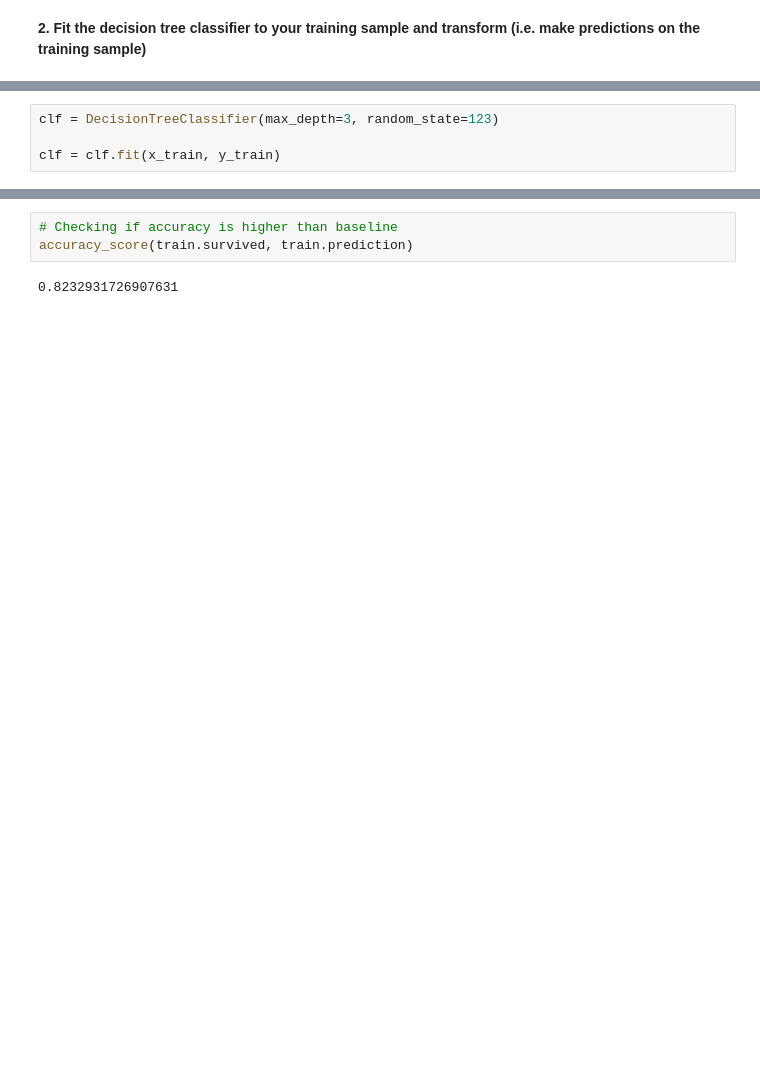
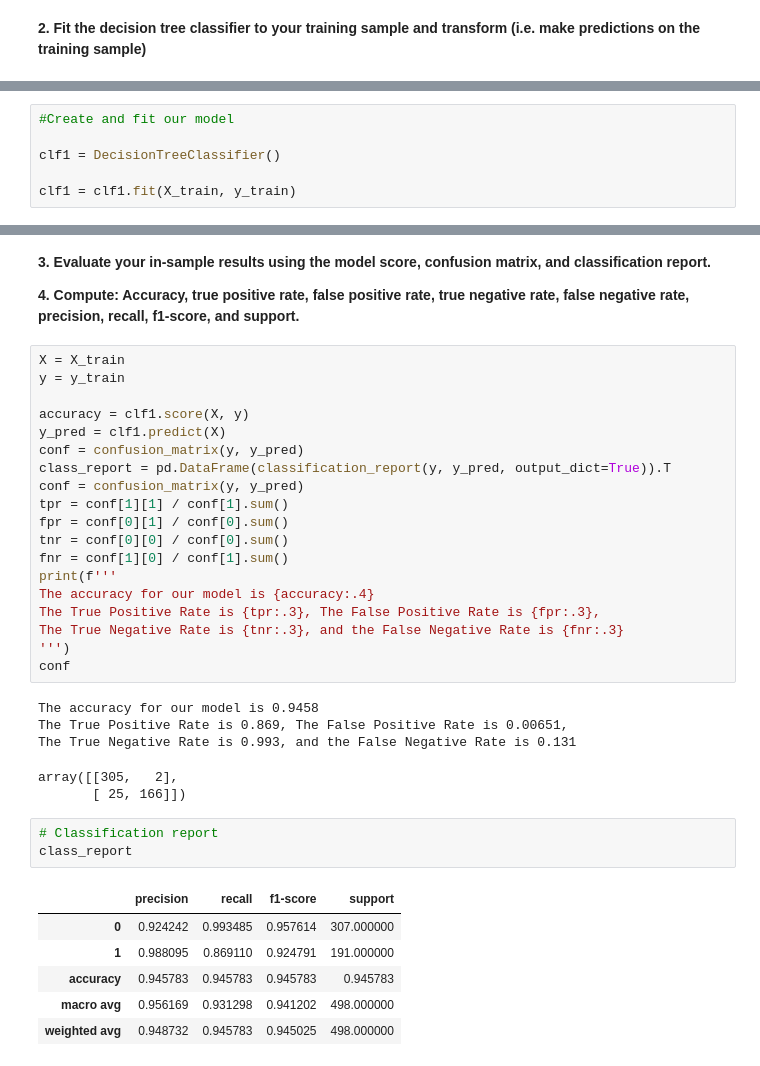
Before and after one commit to kristofer-rivera/classification-exercises, a Jupyter notebook: model.ipynb, the cells around one changed output, grey strips where cells are left out. Cells and saved outputs as stored; diff of their text form; blank space fills up the shorter version.

```diff
--- a/model.ipynb
+++ b/model.ipynb
@@ -97,5 +112,7 @@ Our baseline accuracy is 0.6164658634538153.
 # %%
-clf = DecisionTreeClassifier(max_depth=3, random_state=123)
+#Create and fit our model
 
-clf = clf.fit(x_train, y_train)
+clf1 = DecisionTreeClassifier()
+
+clf1 = clf1.fit(X_train, y_train)
 # %%
@@ -108,8 +126,42 @@ train.head()
 | 50 | 0 | 3 | 4 | 1 | 39.6875 | 0 | 1 | 0 | ... |
 | 259 | 1 | 2 | 0 | 1 | 26.0000 | 0 | 0 | 0 | ... |
 | 306 | 1 | 1 | 0 | 0 | 110.8833 | 1 | 0 | 0 | ... |
-# %%
-# Checking if accuracy is higher than baseline
-accuracy_score(train.survived, train.prediction)
-# %% [output]
-0.8232931726907631
+# %% [markdown]
+**3. Evaluate your in-sample results using the model score, confusion matrix, and classification report.**
+
+**4. Compute: Accuracy, true positive rate, false positive rate, true negative rate, false negative rate, precision, recall, f1-score, and support.**
+# %%
+X = X_train
+y = y_train
+
+accuracy = clf1.score(X, y)
+y_pred = clf1.predict(X)
+conf = confusion_matrix(y, y_pred)
+class_report = pd.DataFrame(classification_report(y, y_pred, output_dict=True)).T
+conf = confusion_matrix(y, y_pred)
+tpr = conf[1][1] / conf[1].sum()
+fpr = conf[0][1] / conf[0].sum()
+tnr = conf[0][0] / conf[0].sum()
+fnr = conf[1][0] / conf[1].sum()
+print(f'''
+The accuracy for our model is {accuracy:.4}
+The True Positive Rate is {tpr:.3}, The False Positive Rate is {fpr:.3},
+The True Negative Rate is {tnr:.3}, and the False Negative Rate is {fnr:.3}
+''')
+conf
+# %% [output]
+The accuracy for our model is 0.9458
+The True Positive Rate is 0.869, The False Positive Rate is 0.00651,
+The True Negative Rate is 0.993, and the False Negative Rate is 0.131
+array([[305,   2],
+       [ 25, 166]])
+# %%
+# Classification report
+class_report
+# %% [output]
+|  | precision | recall | f1-score | support |
+| 0 | 0.924242 | 0.993485 | 0.957614 | 307.000000 |
+| 1 | 0.988095 | 0.869110 | 0.924791 | 191.000000 |
+| accuracy | 0.945783 | 0.945783 | 0.945783 | 0.945783 |
+| macro avg | 0.956169 | 0.931298 | 0.941202 | 498.000000 |
+| weighted avg | 0.948732 | 0.945783 | 0.945025 | 498.000000 |
```
Also changed, not shown: parts of 30 cells of this notebook.
